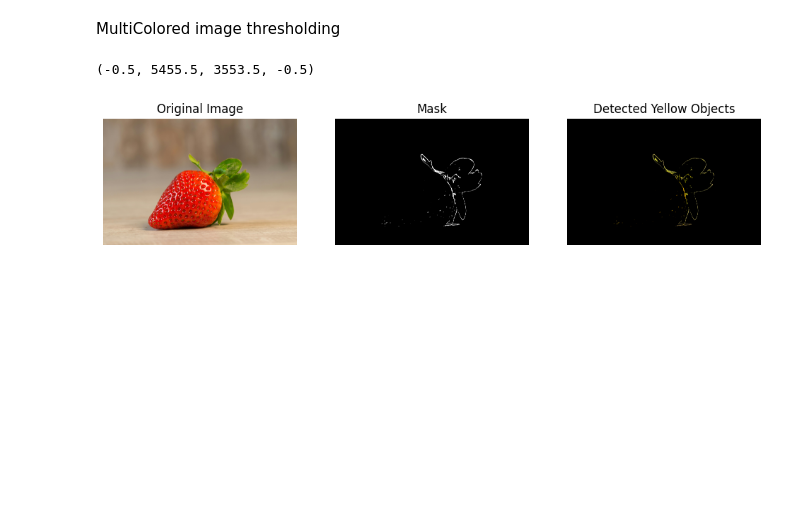
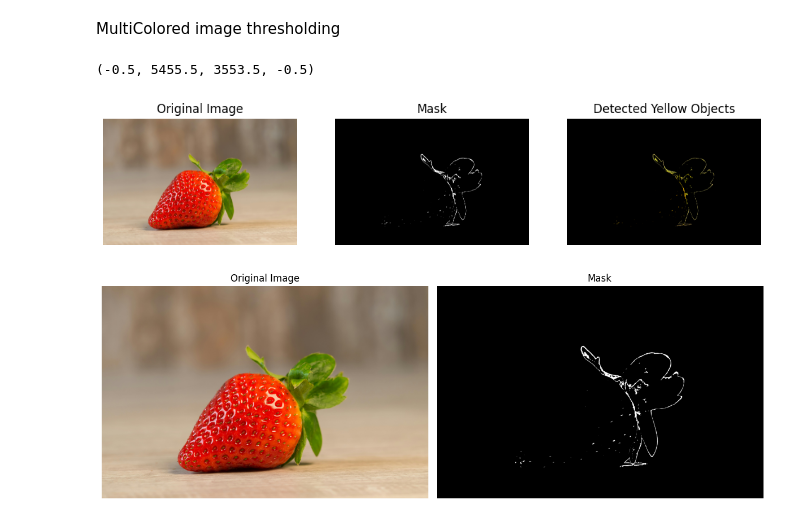
Before and after one commit to fariafarzana11/img-processing, a Jupyter notebook: threshold.ipynb, the cells around one changed output. Drawn from its saved outputs; the diff is of its cells as text; code cells hidden in the pictures; blank space fills up the shorter version.

```diff
--- a/threshold.ipynb
+++ b/threshold.ipynb
@@ -96,3 +96,45 @@ plt.axis('off')
 # %% [output]
 (-0.5, 5455.5, 3553.5, -0.5)
 [figure]
+# %%
+#detecting single color
+import cv2 as cv
+import numpy as np
+import matplotlib.pyplot as plt
+
+#Load the input image
+input_image_path = '/content/drive/MyDrive/image_processing/strawberry.jpg'
+image = cv.imread(input_image_path)
+
+#convert BGR to HSV
+hsv = cv.cvtColor(image, cv.COLOR_BGR2HSV)
+
+#Define range of blur color in HSV
+lower_yellow = np.array([20, 100, 100]) #lower bound for yellow
+upper_yellow = np.array([30, 255, 255]) #Upper bound for yellow
+
+#Threshold the HSV image to get only blur colors
+#cv.inRange(input_img, lowerb, upperb)
+mask = cv.inRange(hsv, lower_yellow, upper_yellow)
+
+
+image_rgb = cv.cvtColor(image, cv.COLOR_BGR2RGB)
+
+
+#Display the images using Matplotlib
+plt.figure(figsize=(12, 6))
+
+plt.subplot(1, 2, 1)
+plt.imshow(image_rgb)
+plt.title('Original Image')
+plt.axis('off')
+
+plt.subplot(1, 2, 2)
+plt.imshow(mask, cmap='gray')
+plt.title('Mask')
+plt.axis('off')
+
+plt.tight_layout()
+plt.show()
+# %% [output]
+[figure, added]
```
